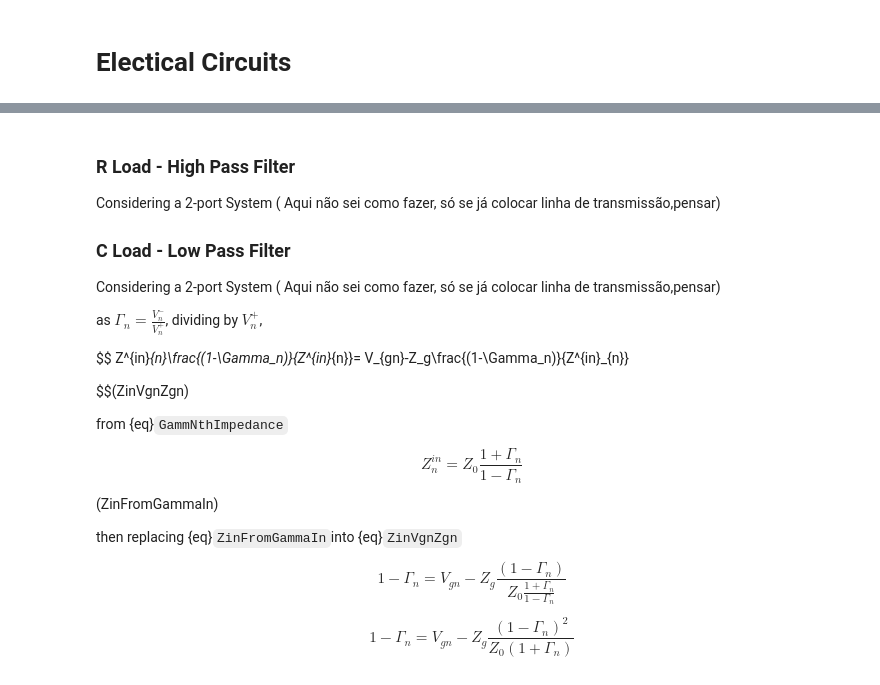
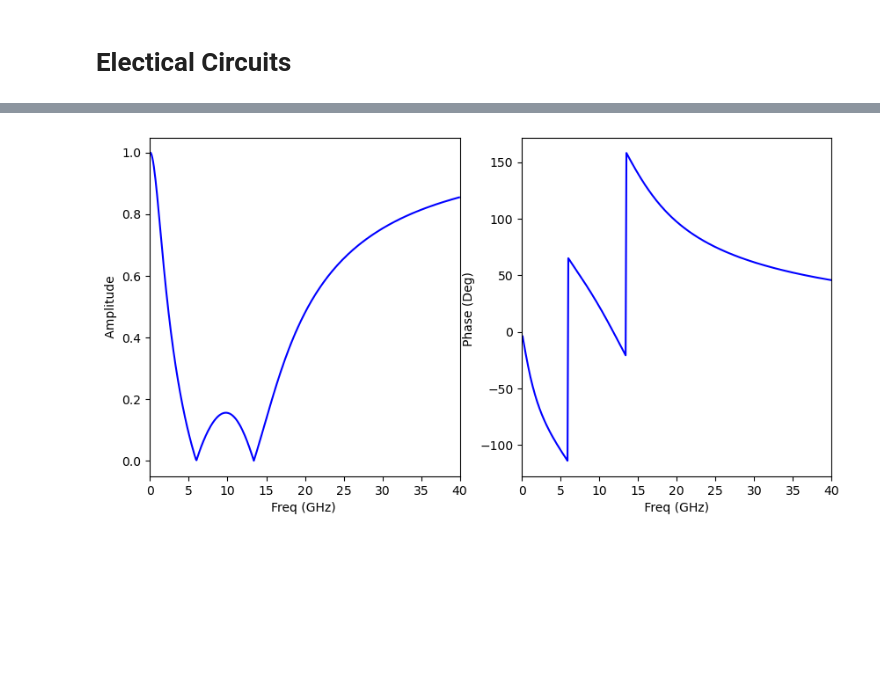
Before and after one commit to andrevsl/SpectralBook, a Jupyter notebook: ChapterCircuitsCode.ipynb, the cells around one changed output, grey strips where cells are left out. Saved outputs shown, nothing was run; the diff lists cells and outputs as text; code cells hidden in the pictures; blank space fills up the shorter version.

```diff
--- a/ChapterCircuitsCode.ipynb
+++ b/ChapterCircuitsCode.ipynb
@@ -304,34 +2,0 @@ Fig. TD for $C=1pf$ and $R=0 \Omega$
-# %% [markdown]
-### R Load - High Pass Filter
-Considering a 2-port System ( Aqui não sei como fazer, só se já colocar linha de transmissão,pensar)
-
-### C Load - Low Pass Filter
-Considering a 2-port System ( Aqui não sei como fazer, só se já colocar linha de transmissão,pensar)
-
-
-
-as $\Gamma_n=\frac{V_n^{-}}{V_n^{+}}$, dividing by $V_n^{+}$,
-
-$$
-Z^{in}_{n}\frac{(1-\Gamma_n)}{Z^{in}_{n}}=
-V_{gn}-Z_g\frac{(1-\Gamma_n)}{Z^{in}_{n}}
-
-$$(ZinVgnZgn)
-
-from {eq}`GammNthImpedance`
-
-$$
-Z^{in}_{n}=Z_0\frac{1+\Gamma_n}{1-\Gamma_n}
-$$(ZinFromGammaIn)
-
-then replacing {eq}`ZinFromGammaIn`into {eq}`ZinVgnZgn`
-
-$$
-1-\Gamma_n=
-V_{gn}-Z_g\frac{(1-\Gamma_n)}{Z_0\frac{1+\Gamma_n}{1-\Gamma_n}}
-$$
-
-$$
-1-\Gamma_n=
-V_{gn}-Z_g\frac{(1-\Gamma_n)^2}{Z_0(1+\Gamma_n)}
-$$
@@ -337,0 +11,45 @@ $$
+# %%
+def addElementCircuit(type,Z1,Z2):
+    if type=='Series':
+        Zeq=Z1+Z2
+    if type=='Shunt':
+        Zeq=(Z1*Z2)/(Z1+Z2)
+    return Zeq
+
+def createRLC(freq,type,R,L,C):
+    omega=2*pi*freq
+    if type=='Series':
+        Z=R+1j*omega*L+1/(1j*omega*C)
+    if type=='Shunt':
+        Zc=1/(1j*omega*C)
+        ZLind=1j*omega*L
+        Z=addElementCircuit(type,Zc,ZLind)
+        Z=addElementCircuit(type,Z,R)
+    return Z
+
+def gammaFromZ(Z0,Zeq):
+    gamma=(Zeq-Z0)/(Zeq+Z0)
+    return gamma
+
+f=np.arange(0.1,40,0.1)*1e9
+omega=2*pi*f
+R1=50
+R2=50
+L1=1e-9
+L2=1e-9
+C1=1e-12
+C2=0.1e-12
+Z0=50
+Z1=createRLC(f,'Series',R1,L1,C1)
+Z2=createRLC(f,'Series',R2,L2,C2)
+Zeq=addElementCircuit('Shunt',Z1,Z2)
+
+Gamma=gammaFromZ(Z0,Zeq)
+
+
+
+fig2,ax=plt.subplots(1,2)
+fig2.set_size_inches((10,5))
+plot1DSparametric(ax,f,[0,40],(0,Gamma,'b','-'))
+# %% [output]
+[figure, added]
```
Also changed, not shown: parts of 10 cells of this notebook, 7 other files.
